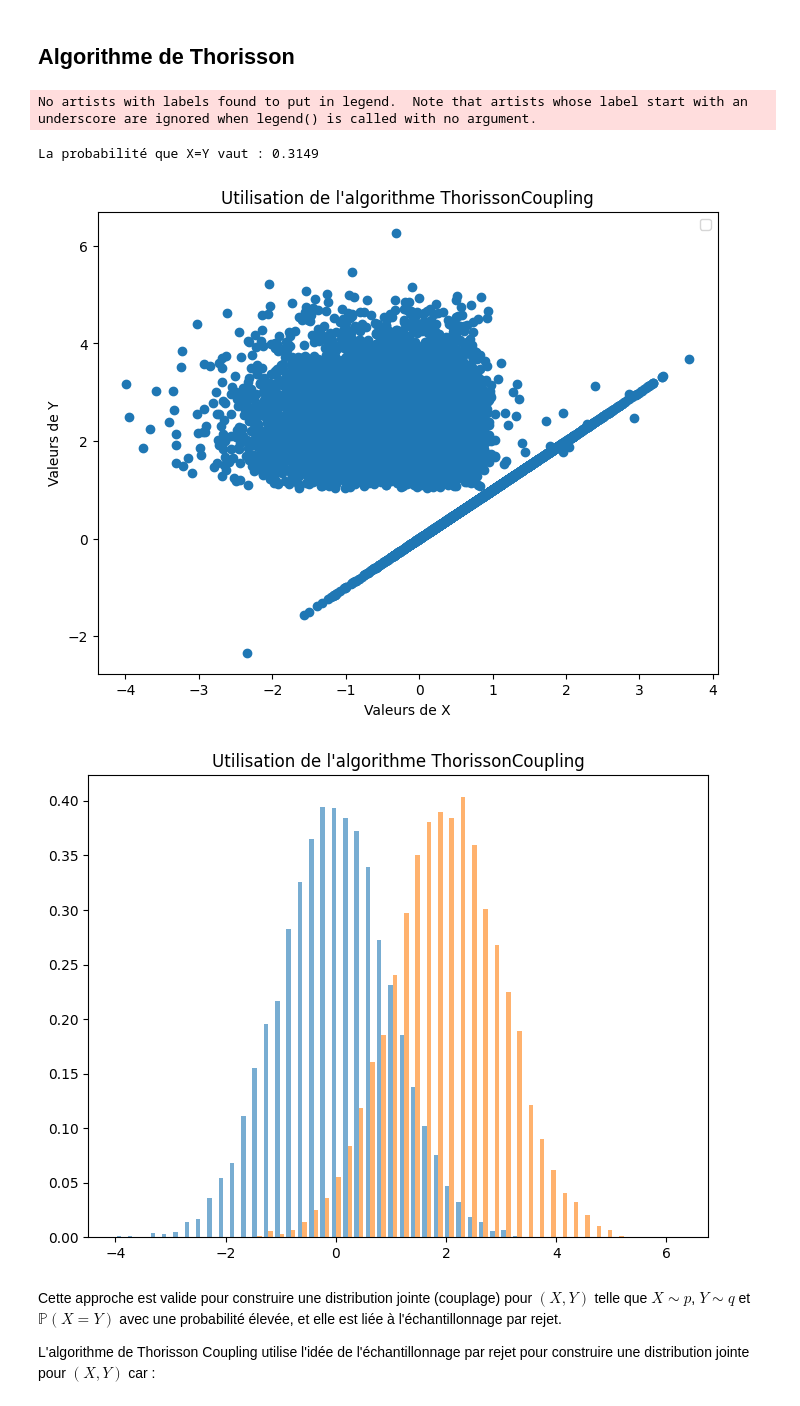
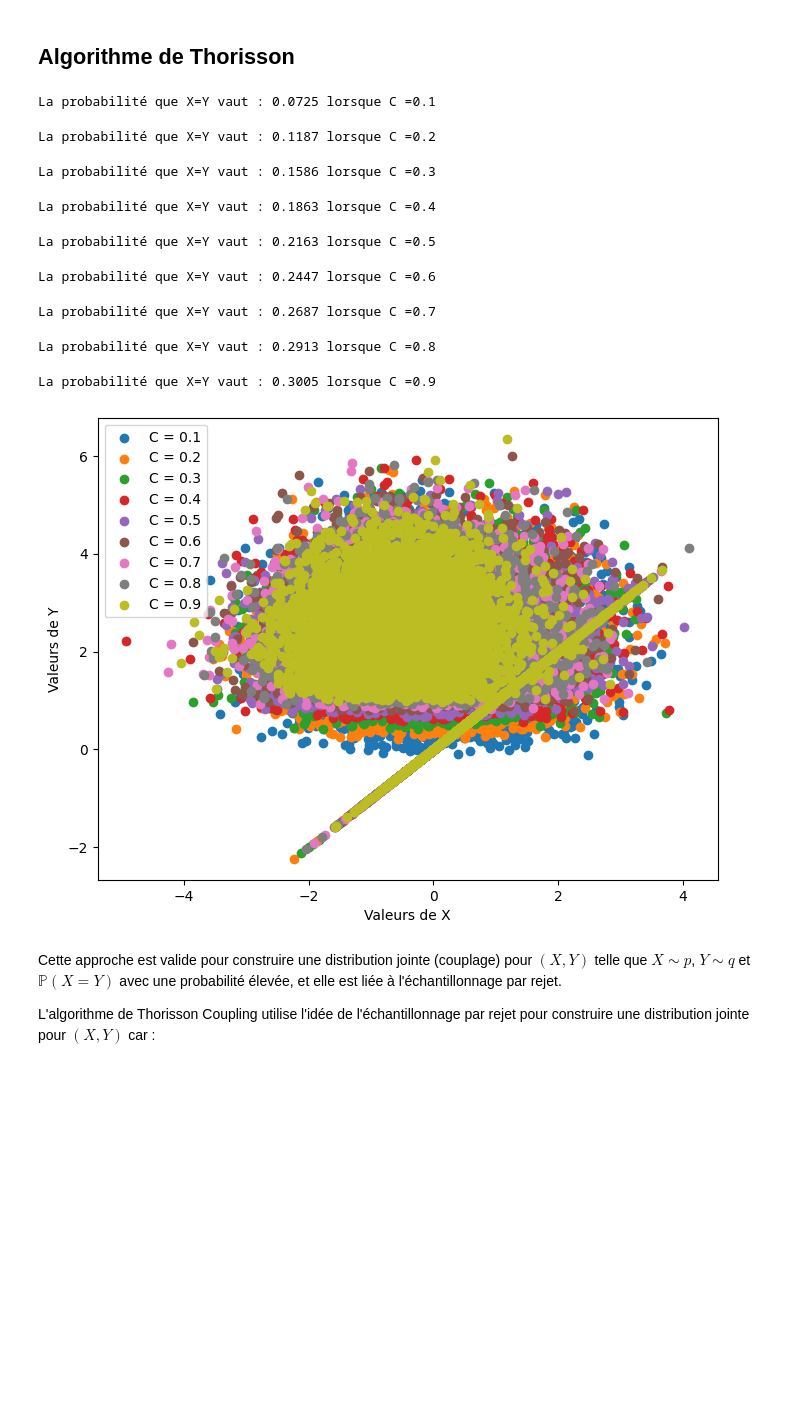
Before and after one commit to AugustinCablant/Monte-Carlo-project, a Jupyter notebook: notebook.ipynb, the cells around one changed output. Saved outputs shown, nothing was run; the diff lists cells and outputs as text; code cells hidden in the pictures; blank space fills up the shorter version.

```diff
--- a/notebook.ipynb
+++ b/notebook.ipynb
@@ -138,31 +138,37 @@ def ThorissonCoupling(p, q, C):
     return X,Y
 # %%
 n = 10**4
-C = np.random.uniform()
-couple = []
-for _ in tqdm(range(n)):
-    p = stats.norm(0, 1)
-    q = stats.norm(2, 1)
-    couple.append(ThorissonCoupling(p, q, C))
 
-couple = np.array(couple)
-print("La probabilité que X=Y vaut :", np.sum(couple[:,0]==couple[:,1]) / len(couple))
+def create_couple(C):
+    c = []
+    for _ in tqdm(range(n)):
+        p = stats.norm(0, 1)
+        q = stats.norm(2, 1)
+        c.append(ThorissonCoupling(p, q, C))
+    c = np.array(c)
+    return c
+
 plt.figure(figsize=(8,6))
-plt.scatter(couple[:,0], couple[:,1])
 plt.xlabel("Valeurs de X")
 plt.ylabel("Valeurs de Y")
-plt.title('Utilisation de l\'algorithme ThorissonCoupling')
+liste_couple = []
+for C in [0.1, 0.2, 0.3, 0.4, 0.5, 0.6, 0.7, 0.8, 0.9]:
+    couple = create_couple(C)
+    print("La probabilité que X=Y vaut :", np.sum(couple[:,0]==couple[:,1]) / len(couple), f"lorsque C ={C}")
+    plt.scatter(couple[:,0], couple[:,1], label = f'C = {C}')
 plt.legend()
 plt.show()
-plt.figure(figsize=(8,6))
-plt.hist(couple, bins=50, density=True, alpha=0.6)
-plt.title('Utilisation de l\'algorithme ThorissonCoupling')
-plt.show()
 # %% [output]
-No artists with labels found to put in legend.  Note that artists whose label start with an underscore are ignored when legend() is called with no argument.
+La probabilité que X=Y vaut : 0.0725 lorsque C =0.1
-La probabilité que X=Y vaut : 0.3149
+La probabilité que X=Y vaut : 0.1187 lorsque C =0.2
+La probabilité que X=Y vaut : 0.1586 lorsque C =0.3
+La probabilité que X=Y vaut : 0.1863 lorsque C =0.4
+La probabilité que X=Y vaut : 0.2163 lorsque C =0.5
+La probabilité que X=Y vaut : 0.2447 lorsque C =0.6
+La probabilité que X=Y vaut : 0.2687 lorsque C =0.7
+La probabilité que X=Y vaut : 0.2913 lorsque C =0.8
+La probabilité que X=Y vaut : 0.3005 lorsque C =0.9
-[figure, old version]
+[figure, new version]
-[figure, removed]
 # %% [markdown]
 Cette approche est valide pour construire une distribution jointe (couplage) pour $(X,Y)$ telle que $X \sim p$, $Y \sim q$ et $ \mathbb{P} (X=Y)$ avec une probabilité élevée, et elle est liée à l'échantillonnage par rejet.
 
```
